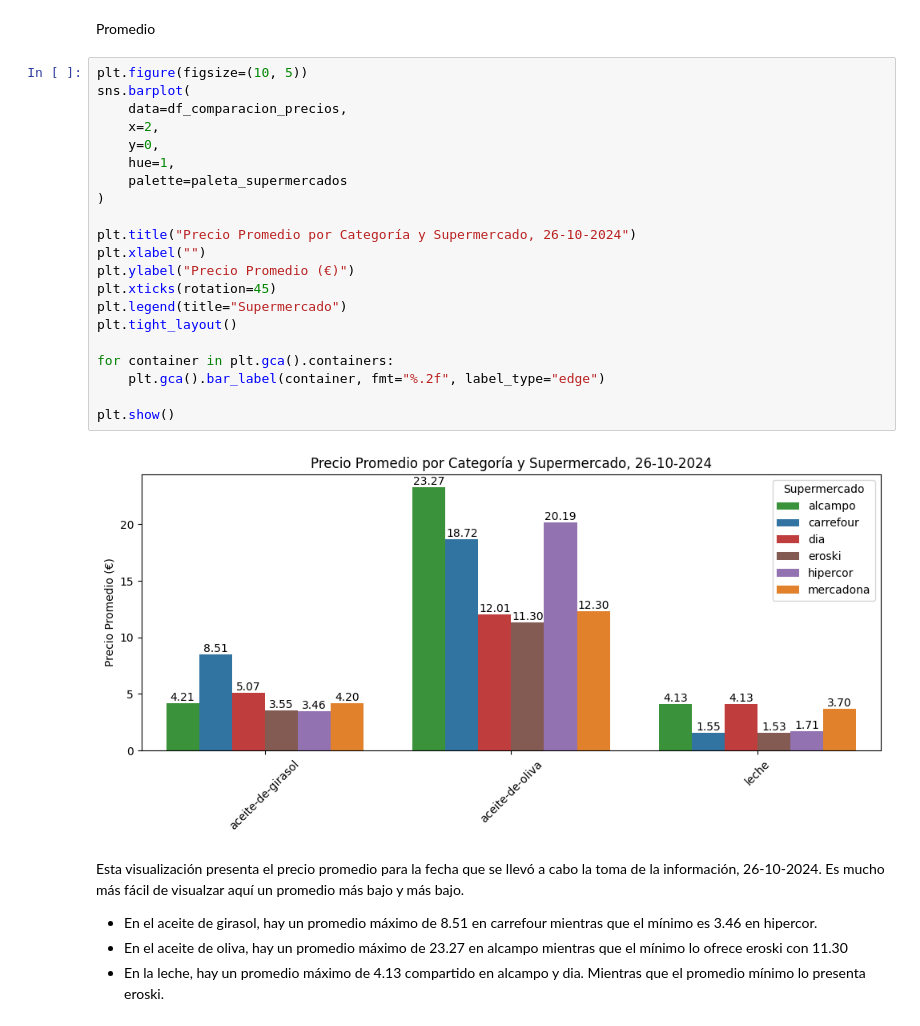
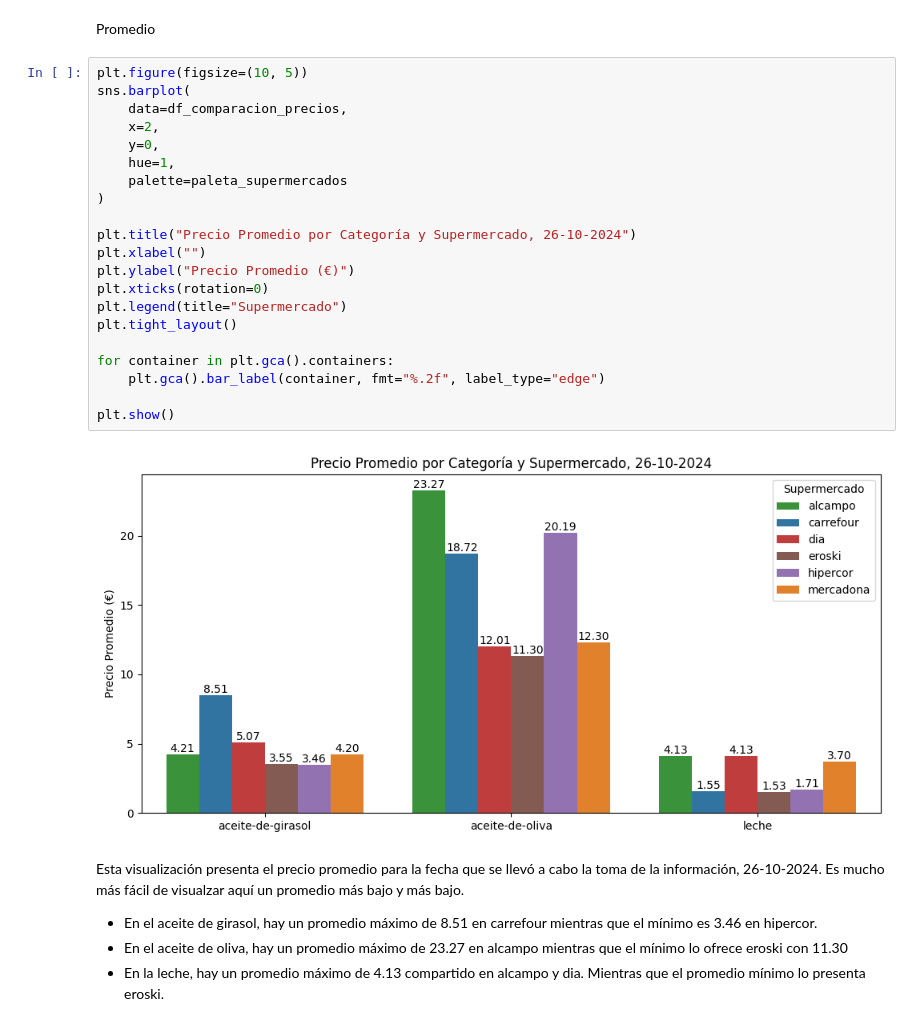
Before and after one commit to ngcarvajall/Proyecto1-AnalisisFacua, a Jupyter notebook: Notebooks/EDA.ipynb, the cells around one changed output. Drawn from its saved outputs; the diff is of its cells as text.

```diff
--- a/Notebooks/EDA.ipynb
+++ b/Notebooks/EDA.ipynb
@@ -821,26 +843,26 @@ Promedio
 # %%
 plt.figure(figsize=(10, 5))
 sns.barplot(
     data=df_comparacion_precios,
     x=2,
     y=0,
     hue=1,
     palette=paleta_supermercados
 )
 
 plt.title("Precio Promedio por Categoría y Supermercado, 26-10-2024")
 plt.xlabel("")
 plt.ylabel("Precio Promedio (€)")
-plt.xticks(rotation=45)
+plt.xticks(rotation=0)
 plt.legend(title="Supermercado")
 plt.tight_layout()
 
 for container in plt.gca().containers:
     plt.gca().bar_label(container, fmt="%.2f", label_type="edge")
 
 plt.show()
 # %% [output]
-[figure, old version]
+[figure, new version]
 # %% [markdown]
 Esta visualización presenta el precio promedio para la fecha que se llevó a cabo la toma de la información, 26-10-2024. Es mucho más fácil de visualzar aquí un promedio más bajo y más bajo.
 * En el aceite de girasol, hay un promedio máximo de 8.51 en carrefour mientras que el mínimo es 3.46 en hipercor.
```
Also changed, not shown: parts of 4 cells of this notebook, 2 other files.
